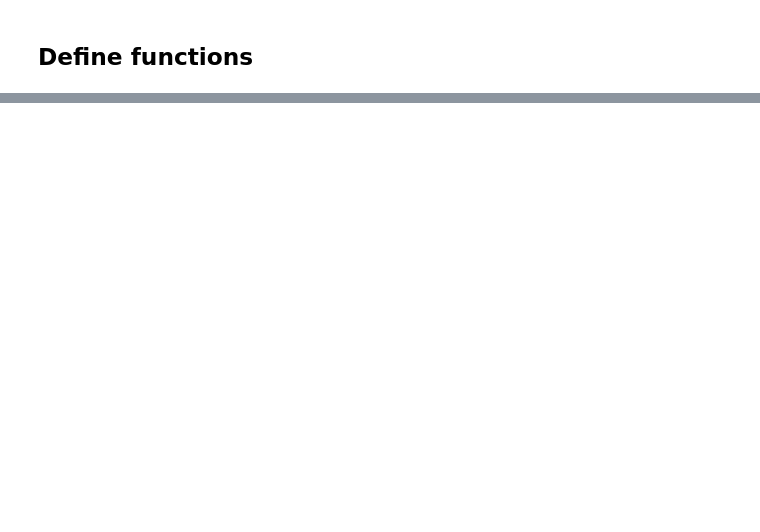
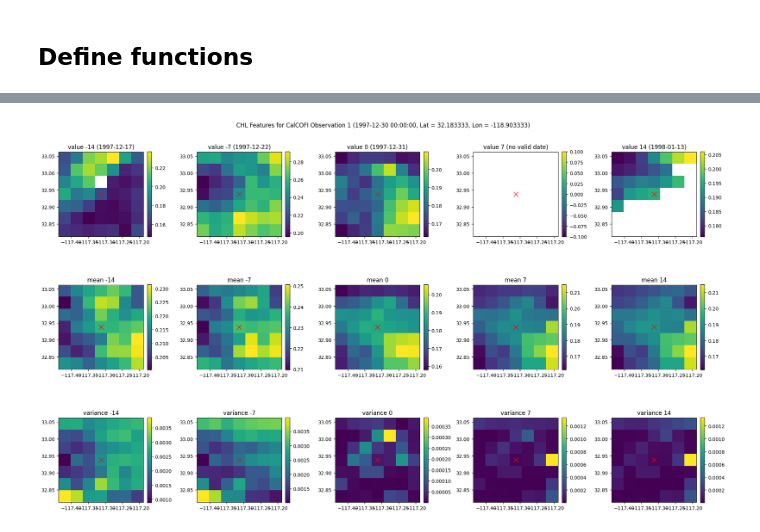
Before and after one commit to decarpenter/primary-productivity, a Jupyter notebook: notebooks/03 Combine NPP and Satellite Data.ipynb, the cells around one changed output, grey strips where cells are left out. Drawn from its saved outputs; the diff is of its cells as text; code cells hidden in the pictures; blank space fills up the shorter version.

```diff
--- a/notebooks/03 Combine NPP and Satellite Data.ipynb
+++ b/notebooks/03 Combine NPP and Satellite Data.ipynb
@@ -64,4 +57,5 @@ aligned = xr.align(*datasets_to_merge, join="inner")  # or try "inner" for safet
 
 # Merge all datasets
 print('merging data...')
-satellite_ds = xr.merge(datasets_to_merge)
+#satellite_ds = xr.merge(datasets_to_merge)
+satellite_ds = xr.merge(list(aligned))
@@ -74,9 +72,9 @@ d_nano = 5.0
 d_micro = 50.0
 
 # Pull the variables from the dataset
-PICO = satellite_ds['PICO']
-NANO = satellite_ds['NANO']
-MICRO = satellite_ds['MICRO']
+PICO = satellite_ds['PICO'].load()
+NANO = satellite_ds['NANO'].load()
+MICRO = satellite_ds['MICRO'].load()
 
 # Compute biomass-weighted mean cell size (in microns)
 numerator = (PICO * d_pico) + (NANO * d_nano) + (MICRO * d_micro)
@@ -89,6 +87,8 @@ MESD = xr.where(denominator > 0, numerator / denominator, np.nan)
 satellite_ds['MESD'] = MESD
 satellite_ds['MESD'].attrs['units'] = 'µm'
 satellite_ds['MESD'].attrs['long_name'] = 'Mean Estimated Spherical Diameter (biomass-weighted)'
+
+del PICO, NANO, MICRO
 # %%
 # Visualize one day of satellite data
 
@@ -361,0 +402,47 @@ for var in input_vars:
+# %%
+#var_ds.to_netcdf(f'satellite_features/{var}.nc', engine='netcdf4')
+
+var_ds = xr.open_dataset('satellite_features/CHL.nc')
+# %%
+# Visualize features for an NPP observation and variable using var_ds.
+
+obs_i = 1  # change to whichever NPP observation you want
+var = 'CHL'
+
+lags = [-14, -7, 0, 7, 14]
+stats = ['value', 'mean', 'variance']
+
+lat = var_ds.lat.values
+lon = var_ds.lon.values
+lat_c = lat[len(lat) // 2]
+lon_c = lon[len(lon) // 2]
+
+fig, axes = plt.subplots(nrows=3, ncols=5, figsize=(20, 12), sharex=False, sharey=False)
+fig.suptitle(f'{var} Features for CalCOFI Observation {obs_i} ({npp.loc[obs_i, "Date"]}, Lat = {npp.loc[obs_i, "Latitude"]}, Lon = {npp.loc[obs_i, "Longitude"]})')
+
+for i, stat in enumerate(stats):
+    for j, lag in enumerate(lags):
+        ax = axes[i, j]
+        grid_data = var_ds[f'{stat}_{lag}'].sel(npp=obs_i).values
+
+        im = ax.imshow(grid_data, origin='lower', cmap='viridis',
+                       extent=[lon[0], lon[-1], lat[0], lat[-1]])
+
+        if stat == 'value':
+            chosen_date = var_ds[f'selected_date_{lag}'].sel(npp=obs_i).values
+            if pd.isnull(chosen_date):
+                title = f'value {lag} (no valid date)'
+            else:
+                title = f'value {lag} ({pd.Timestamp(chosen_date).strftime("%Y-%m-%d")})'
+        else:
+            title = f'{stat} {lag}'
+
+
+        ax.set_title(title)
+        ax.plot(lon_c, lat_c, 'rx', markersize=10)
+        fig.colorbar(im, ax=ax, orientation='vertical', fraction=0.046, pad=0.04)
+
+plt.tight_layout()
+plt.show()
+# %% [output]
+[figure, added]
```
Also changed, not shown: parts of 12 cells of this notebook.
